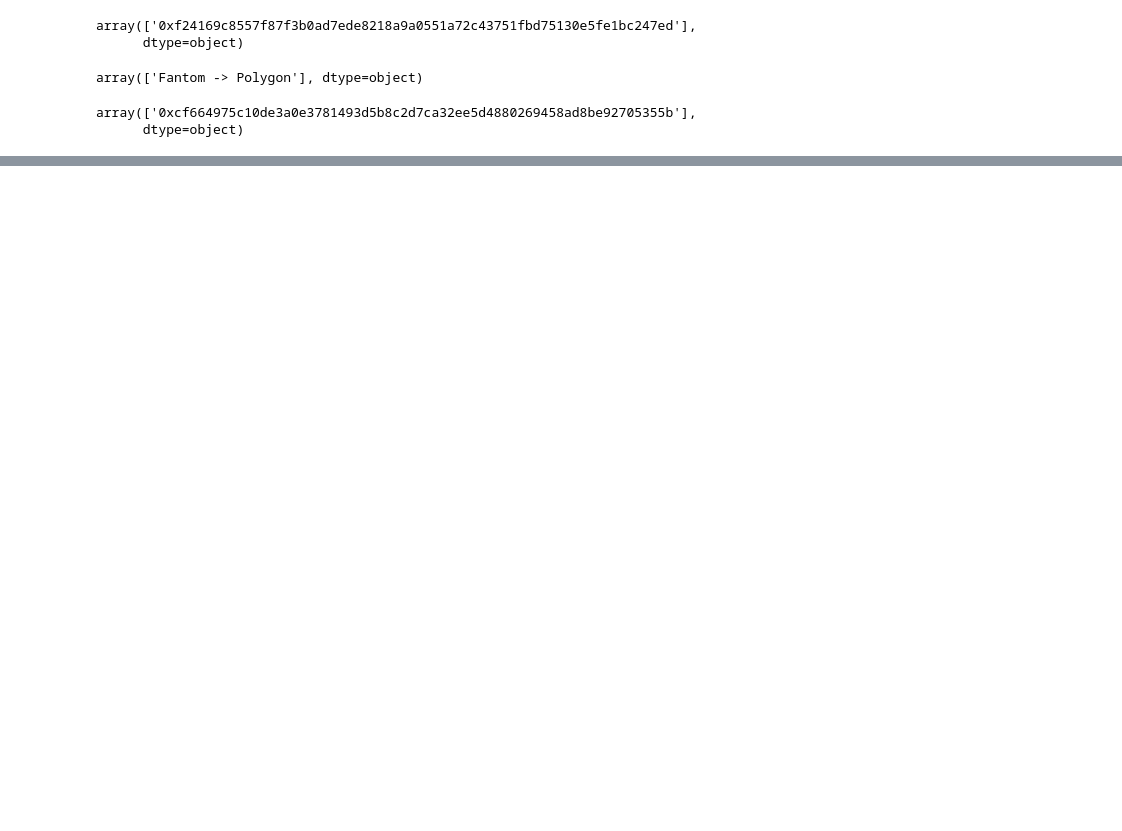
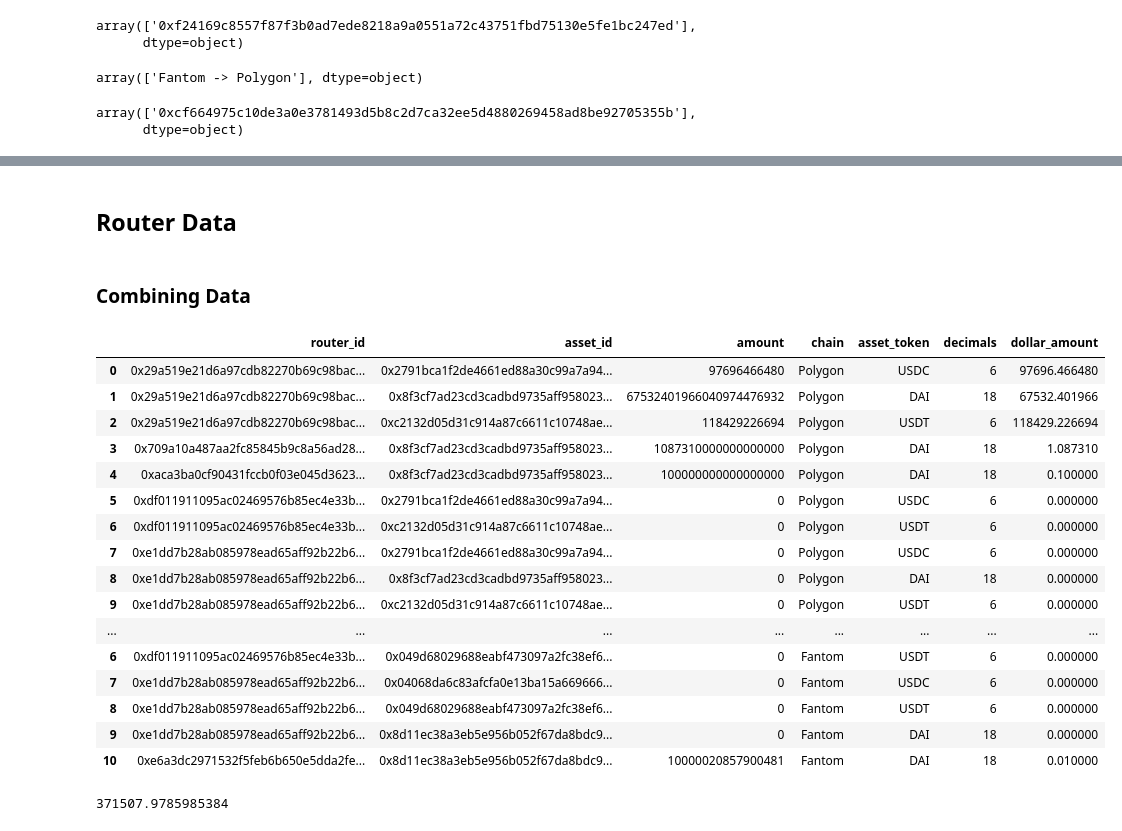
Before and after one commit to enzotavares/lifi-analytics-backend, a Jupyter notebook: subgraph_analysis.ipynb, the cells around one changed output, grey strips where cells are left out. Drawn from its saved outputs; the diff is of its cells as text; code cells hidden in the pictures; blank space fills up the shorter version.

Commit message:
done with router liquidity and time taken

```diff
--- a/subgraph_analysis.ipynb
+++ b/subgraph_analysis.ipynb
@@ -414,6 +501,6 @@ def asset_token_mapper(row):
     return asset["token"]
 # %%
-def asset_decimal_mapper(row):
+def asset_decimal_mapper(row, col_name):
     chain_asset_dict = chain_asset_data[row["chain"]]
-    asset = chain_asset_dict[row["sendingAssetId"]]
+    asset = chain_asset_dict[row[col_name]]
     return asset["decimals"]
@@ -497,0 +776,42 @@ one_sided_txns[one_sided_txns.dollar_amount==100685.0]
+# %% [markdown]
+## Router Data
+# %% [markdown]
+### Combining Data
+# %%
+matic_routers["chain"] = "Polygon"
+
+bsc_routers["chain"] = "BSC"
+
+xdai_routers["chain"] = "xDai"
+
+fantom_routers["chain"] = "Fantom"
+# %%
+all_routers = pd.concat([matic_routers, bsc_routers, xdai_routers, fantom_routers])
+# %%
+all_routers["asset_token"] = all_routers.apply(asset_token_mapper, args=(["asset_id"]), axis=1)
+all_routers["decimals"] = all_routers.apply(asset_decimal_mapper, args=(["asset_id"]), axis=1)
+all_routers["dollar_amount"] = all_routers.apply(dollar_amount, axis=1)
+# %%
+all_routers
+# %% [output]
+|  | router_id | asset_id | amount | chain | asset_token | decimals | dollar_amount |
+| 0 | 0x29a519e21d6a97cdb82270b69c98bac... | 0x2791bca1f2de4661ed88a30c99a7a94... | 97696466480 | Polygon | USDC | 6 | 97696.466480 |
+| 1 | 0x29a519e21d6a97cdb82270b69c98bac... | 0x8f3cf7ad23cd3cadbd9735aff958023... | 67532401966040974476932 | Polygon | DAI | 18 | 67532.401966 |
+| 2 | 0x29a519e21d6a97cdb82270b69c98bac... | 0xc2132d05d31c914a87c6611c10748ae... | 118429226694 | Polygon | USDT | 6 | 118429.226694 |
+| 3 | 0x709a10a487aa2fc85845b9c8a56ad28... | 0x8f3cf7ad23cd3cadbd9735aff958023... | 1087310000000000000 | Polygon | DAI | 18 | 1.087310 |
+| 4 | 0xaca3ba0cf90431fccb0f03e045d3623... | 0x8f3cf7ad23cd3cadbd9735aff958023... | 100000000000000000 | Polygon | DAI | 18 | 0.100000 |
+| 5 | 0xdf011911095ac02469576b85ec4e33b... | 0x2791bca1f2de4661ed88a30c99a7a94... | 0 | Polygon | USDC | 6 | 0.000000 |
+| 6 | 0xdf011911095ac02469576b85ec4e33b... | 0xc2132d05d31c914a87c6611c10748ae... | 0 | Polygon | USDT | 6 | 0.000000 |
+| 7 | 0xe1dd7b28ab085978ead65aff92b22b6... | 0x2791bca1f2de4661ed88a30c99a7a94... | 0 | Polygon | USDC | 6 | 0.000000 |
+| 8 | 0xe1dd7b28ab085978ead65aff92b22b6... | 0x8f3cf7ad23cd3cadbd9735aff958023... | 0 | Polygon | DAI | 18 | 0.000000 |
+| 9 | 0xe1dd7b28ab085978ead65aff92b22b6... | 0xc2132d05d31c914a87c6611c10748ae... | 0 | Polygon | USDT | 6 | 0.000000 |
+| ... | ... | ... | ... | ... | ... | ... | ... |
+| 6 | 0xdf011911095ac02469576b85ec4e33b... | 0x049d68029688eabf473097a2fc38ef6... | 0 | Fantom | USDT | 6 | 0.000000 |
+| 7 | 0xe1dd7b28ab085978ead65aff92b22b6... | 0x04068da6c83afcfa0e13ba15a669666... | 0 | Fantom | USDC | 6 | 0.000000 |
+| 8 | 0xe1dd7b28ab085978ead65aff92b22b6... | 0x049d68029688eabf473097a2fc38ef6... | 0 | Fantom | USDT | 6 | 0.000000 |
+| 9 | 0xe1dd7b28ab085978ead65aff92b22b6... | 0x8d11ec38a3eb5e956b052f67da8bdc9... | 0 | Fantom | DAI | 18 | 0.000000 |
+| 10 | 0xe6a3dc2971532f5feb6b650e5dda2fe... | 0x8d11ec38a3eb5e956b052f67da8bdc9... | 10000020857900481 | Fantom | DAI | 18 | 0.010000 |
+# %%
+all_routers.dollar_amount.sum()
+# %% [output]
+371507.9785985384
```
Also changed, not shown: parts of 54 cells of this notebook.
